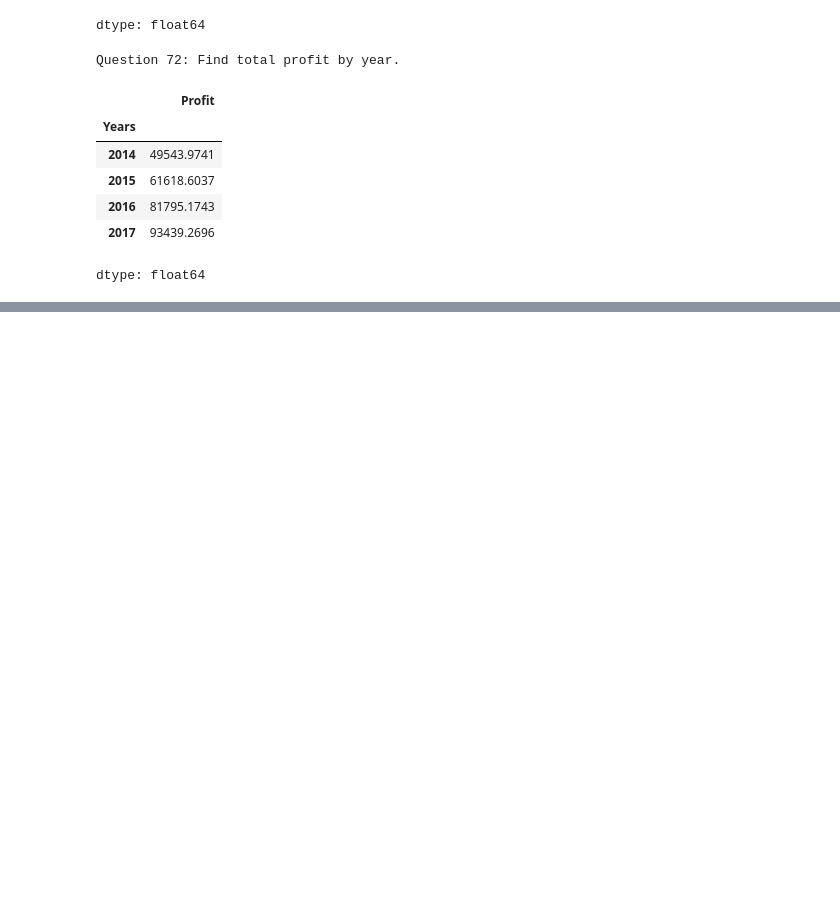
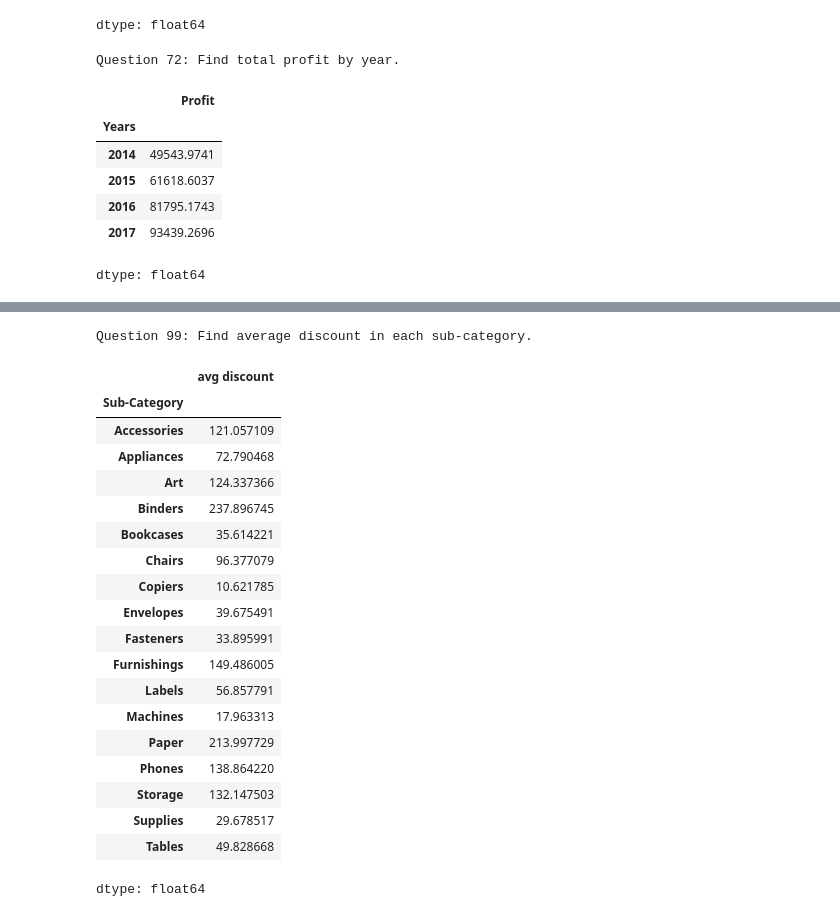
Before and after one commit to gaganreddy7977/python-assignment, a Jupyter notebook: pandas_Assignment.ipynb, the cells around one changed output, grey strips where cells are left out. Saved outputs shown, nothing was run; the diff lists cells and outputs as text; code cells hidden in the pictures; blank space fills up the shorter version.

```diff
--- a/pandas_Assignment.ipynb
+++ b/pandas_Assignment.ipynb
@@ -845,0 +1078,5 @@ NameError: name 'order_sales' is not defined
+# %%
+print('Question 86: Find weekday with lowest sales.')
+data_set['Sales lowest Weekday']=data_set['Order Date'].dt.weekday.min()
+lowest_Sales_in_weekday=data_set.groupby('Sales lowest Weekday')['Sales'].sum()
+lowest_Sales_in_weekday
@@ -845,0 +1089,5 @@ NameError: name 'order_sales' is not defined
+# %%
+print('Question 87: Find weekday with highest profit.')
+data_set['hight profit by weekday']=data_set['Order Date'].dt.weekday.max()
+hight_profit_by_weekday=data_set.groupby('hight profit by weekday')['Profit'].sum()
+hight_profit_by_weekday
@@ -845,0 +1100,5 @@ NameError: name 'order_sales' is not defined
+# %%
+print('Question 88: Find weekday with lowest profit.')
+data_set['lowest profit by weekday']=data_set['Order Date'].dt.weekday.min()
+lowest_profit_by_weekday=data_set.groupby('lowest profit by weekday')['Profit'].sum()
+lowest_profit_by_weekday
@@ -845,0 +1159,4 @@ NameError: name 'order_sales' is not defined
+# %%
+print('Question 97: Find average discount overall.')
+data_set['avg discount']=data_set['Discount'].mean() ################################
+data_set['avg discount']
@@ -845,0 +1190,25 @@ NameError: name 'order_sales' is not defined
+# %%
+print('Question 99: Find average discount in each sub-category.')
+data_set.groupby('Sub-Category')['avg discount'].sum()
+# %% [output]
+Question 99: Find average discount in each sub-category.
+|  | avg discount |
+| Sub-Category |  |
+| Accessories | 121.057109 |
+| Appliances | 72.790468 |
+| Art | 124.337366 |
+| Binders | 237.896745 |
+| Bookcases | 35.614221 |
+| Chairs | 96.377079 |
+| Copiers | 10.621785 |
+| Envelopes | 39.675491 |
+| Fasteners | 33.895991 |
+| Furnishings | 149.486005 |
+| Labels | 56.857791 |
+| Machines | 17.963313 |
+| Paper | 213.997729 |
+| Phones | 138.864220 |
+| Storage | 132.147503 |
+| Supplies | 29.678517 |
+| Tables | 49.828668 |
+dtype: float64
```
Also changed, not shown: parts of 35 cells of this notebook.
